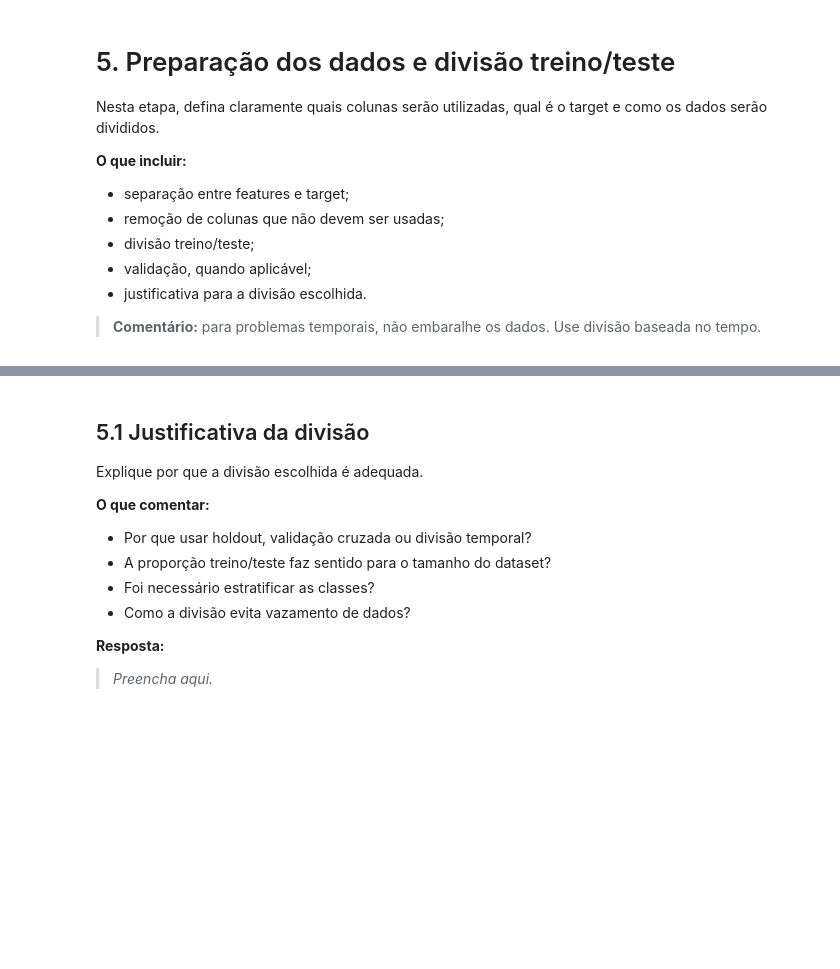
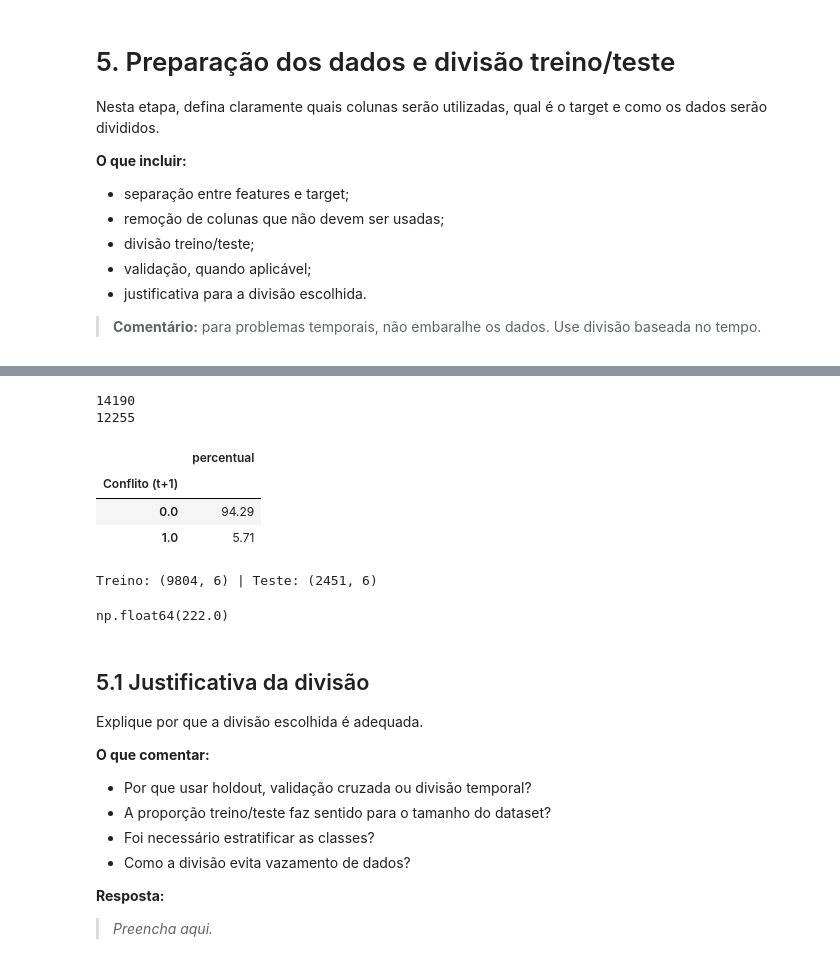
Before and after one commit to marcelastein/MVP-Classificacao_conflitos_militares, a Jupyter notebook: MVP_ML_Classificacao_de_conflitos.ipynb, the cells around one changed output, grey strips where cells are left out. Drawn from its saved outputs; the diff is of its cells as text; code cells hidden in the pictures; blank space fills up the shorter version.

```diff
--- a/MVP_ML_Classificacao_de_conflitos.ipynb
+++ b/MVP_ML_Classificacao_de_conflitos.ipynb
@@ -622,21 +613,22 @@ Nesta etapa, defina claramente quais colunas serão utilizadas, qual é o target
 # === Configuração do problema ===
 # Ajuste estas variáveis para o seu dataset.
 
-TARGET = "churn"                  # para clusterização, use None
-PROBLEM_TYPE = "classificacao"    # "classificacao", "regressao", "clusterizacao" ou "serie_temporal"
-ID_COLUMNS = []                    # ex.: ["id_cliente"]
-DATE_COLUMN = None                 # ex.: "data"; necessário para séries temporais
-DROP_COLUMNS = []                  # colunas a remover por vazamento, irrelevância ou indisponibilidade no uso real
+TARGET = "Conflito (t+1)"                  # para clusterização, use None
+PROBLEM_TYPE = "classificacao_com_relacao_tempo"    # "classificacao", "regressao", "clusterizacao" ou "serie_temporal"
+ID_COLUMNS = ['Country Name']    # ex.: ["id_cliente"]
+DATE_COLUMN = 'Ano'                 # ex.: "data"; necessário para séries temporais
+DROP_COLUMNS = ['Country Code']                 # colunas a remover por vazamento, irrelevância ou indisponibilidade no uso real
 
 if PROBLEM_TYPE != "clusterizacao":
-    assert TARGET is not None and TARGET in df.columns, "Defina um TARGET válido."
+    assert TARGET is not None and TARGET in df_base.columns, "Defina um TARGET válido."
 
-columns_to_exclude = set(ID_COLUMNS + DROP_COLUMNS)
+columns_to_exclude = set(ID_COLUMNS + DROP_COLUMNS + [DATE_COLUMN])
 if TARGET is not None:
     columns_to_exclude.add(TARGET)
 
-features = [c for c in df.columns if c not in columns_to_exclude]
+features = [c for c in df_base.columns if c not in columns_to_exclude]
 print("Tipo de problema:", PROBLEM_TYPE)
 print("Target:", TARGET)
 print("Número de features:", len(features))
 print("Features:", features)
+print("Dado auxiliar:", DATE_COLUMN)
@@ -643,9 +645,23 @@ print("Features:", features)
+# %%
+print(len(df_base))
+df_base = df_base.dropna(subset=features,how="all")
+print(len(df_base))
+# %% [output]
+14190
+12255
+# %%
+display((df_base[TARGET].value_counts(normalize=True, dropna=False) * 100).round(2).to_frame("percentual"))
+# %% [output]
+|  | percentual |
+| Conflito (t+1) |  |
+| 0.0 | 94.29 |
+| 1.0 | 5.71 |
 # %%
 # === Divisão dos dados ===
 
 if PROBLEM_TYPE in ["classificacao", "regressao"]:
-    X = df[features].copy()
-    y = df[TARGET].copy()
+    X = df_base[features].copy()
+    y = df_base[TARGET].copy()
 
     stratify_arg = y if PROBLEM_TYPE == "classificacao" else None
     X_train, X_test, y_train, y_test = train_test_split(
@@ -655,13 +671,13 @@ if PROBLEM_TYPE in ["classificacao", "regressao"]:
     print("Treino:", X_train.shape, "| Teste:", X_test.shape)
 
 elif PROBLEM_TYPE == "clusterizacao":
-    X = df[features].copy()
+    X = df_base[features].copy()
     X_train, X_test = train_test_split(X, test_size=0.2, random_state=SEED)
     print("Treino:", X_train.shape, "| Teste:", X_test.shape)
 
-elif PROBLEM_TYPE == "serie_temporal":
-    assert DATE_COLUMN is not None and DATE_COLUMN in df.columns, "Defina DATE_COLUMN para séries temporais."
-    df_sorted = df.sort_values(DATE_COLUMN).copy()
+elif PROBLEM_TYPE == "serie_temporal" or "classificacao_com_relacao_tempo":
+    assert DATE_COLUMN is not None and DATE_COLUMN in df_base.columns, "Defina DATE_COLUMN para séries temporais."
+    df_sorted = df_base.sort_values(DATE_COLUMN).copy()
     cutoff = int(len(df_sorted) * 0.8)
     train_df = df_sorted.iloc[:cutoff]
     test_df = df_sorted.iloc[cutoff:]
@@ -675,6 +691,9 @@ elif PROBLEM_TYPE == "serie_temporal":
 
 else:
     raise ValueError("PROBLEM_TYPE inválido.")
+# %% [output]
+Treino: (9804, 6) | Teste: (2451, 6)
+np.float64(222.0)
 # %% [markdown]
 ## 5.1 Justificativa da divisão
 
```
Also changed, not shown: parts of 12 cells of this notebook.
